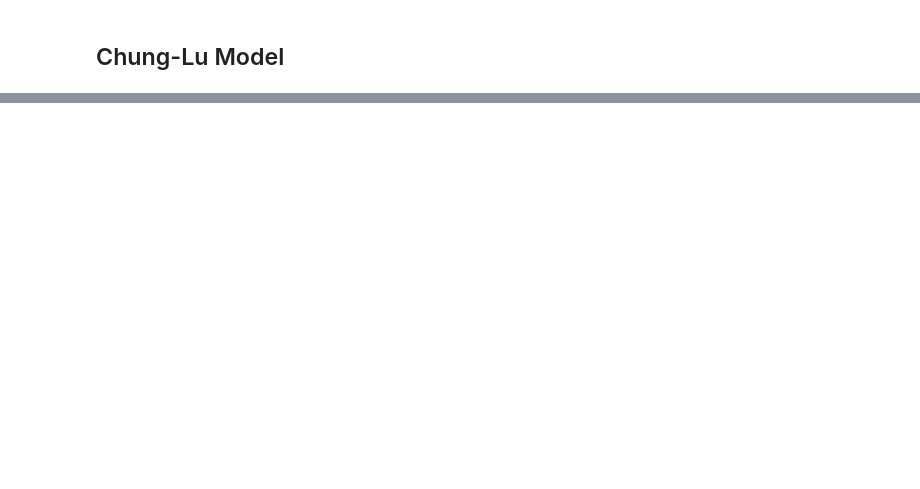
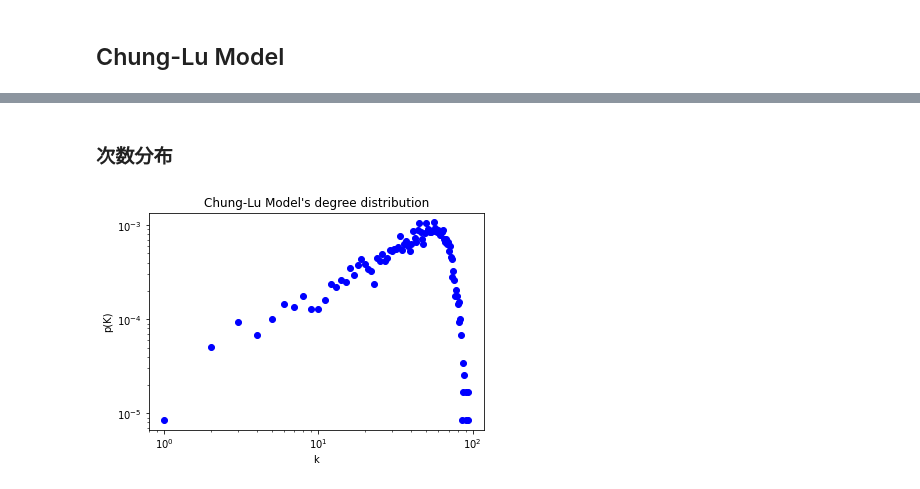
Before and after one commit to monofo/network-analysis-in-biology_python, a Jupyter notebook: network_models/scale-free_network_model.ipynb, the cells around one changed output, grey strips where cells are left out. Cells and saved outputs as stored; diff of their text form; code cells hidden in the pictures; blank space fills up the shorter version.

```diff
--- a/network_models/scale-free_network_model.ipynb
+++ b/network_models/scale-free_network_model.ipynb
@@ -41,0 +50,10 @@ plot_degree_distribution(G, lines)
+# %% [markdown]
+### 次数分布
+# %%
+w = calc_weight(5000, 0.5, 2.5)
+G = nx.expected_degree_graph(w)
+max_deg = get_maxdegree(G)
+lines = [f(k, 2) if k != 0 else 0 for k in range(0, max_deg+1)]
+plot_degree_distribution(G, None, title="Chung-Lu Model's degree distribution", )
+# %% [output]
+[figure, added]
```
Also changed, not shown: parts of 5 cells of this notebook.
